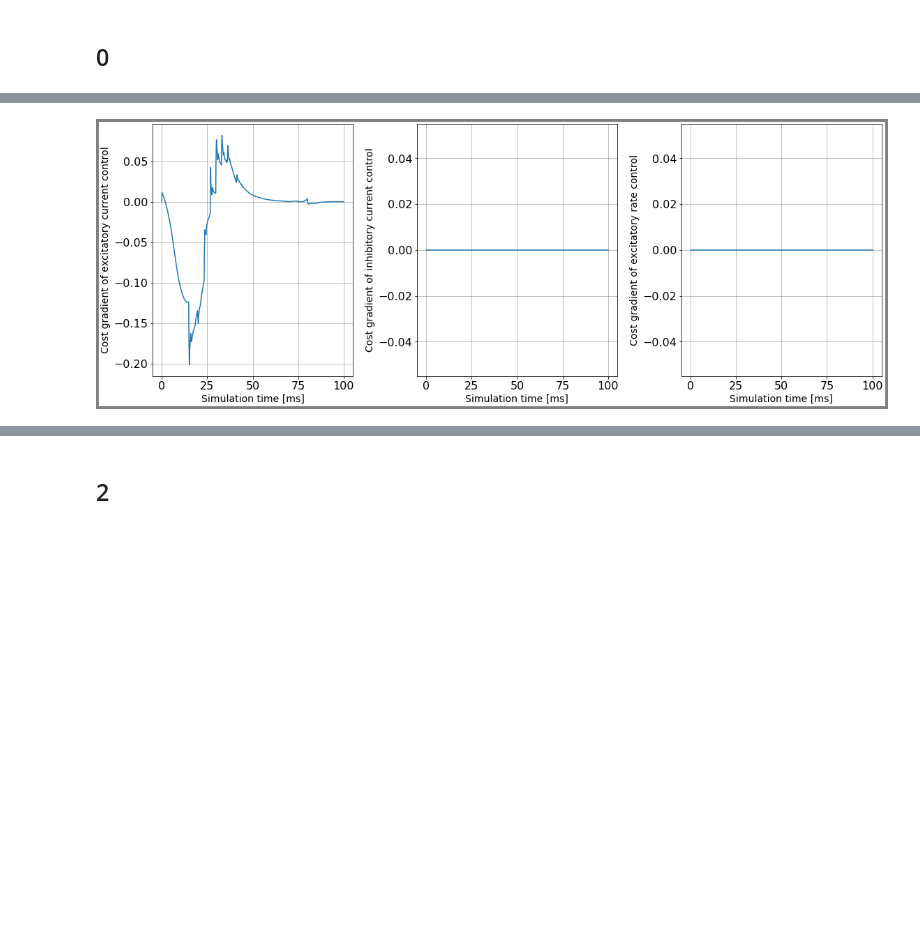
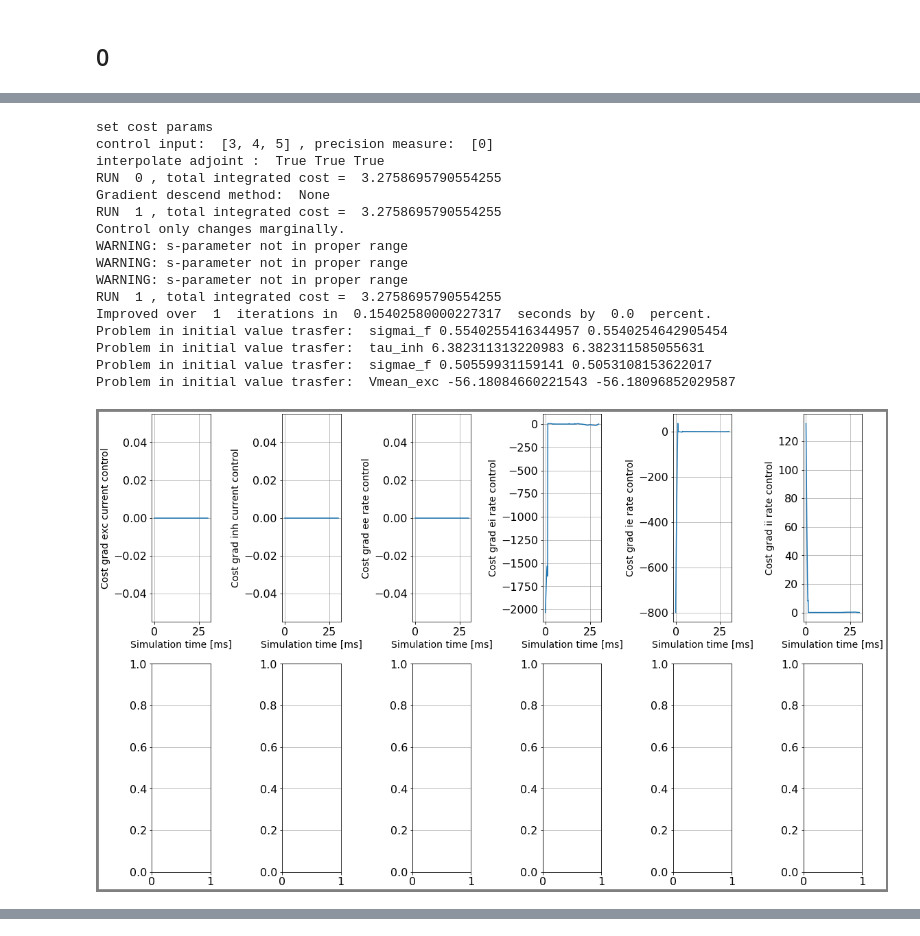
Before and after one commit to lenasal/neurolib, a Jupyter notebook: line_search/line_search.ipynb, the cells around one changed output, grey strips where cells are left out. Cells and saved outputs as stored; diff of their text form; code cells hidden in the pictures; blank space fills up the shorter version.

Commit message:
implemented all four types of rate control, not fully tested yet

```diff
--- a/line_search/line_search.ipynb
+++ b/line_search/line_search.ipynb
@@ -68,6 +69,10 @@ aln.params.sigma_ou = 0.
 aln.params.mue_ou = np.array( [0.] )
 aln.params.mui_ou = np.array( [0.] )
 
+aln.params.de = 0.
+aln.params.di = 0.
+aln.params.signalV = 0.
+
 state_vars = aln.state_vars
 init_vars = aln.init_vars
 
@@ -221,3 +209,14 @@ def setmaxmincontrol(cntrl_vars):
+# %%
+def setrandomcontrol(control_, max_cntrl_, min_cntrl_, cntrl_vars_):
+    for n in range(control_.shape[0]):
+        for v in range(control_.shape[1]):
+            if v in cntrl_vars_:
+                mean_cntrl = np.mean( [max_cntrl_[v], min_cntrl_[v]] )
+                control_[n,v,1] = mean_cntrl
+                for t in range(2, control_.shape[2]-1):
+                    control_[n,v,t] = control_[n,v,t-1] + 0.01 * mean_cntrl * random.uniform(-1, 1)
+
+    return control_
 # %% [markdown]
 ## 0
 # %%
@@ -329,25 +283,36 @@ Improved over  50  iterations in  2.0452236999999514  seconds by  99.99981395664
 # %%
-# A.0.b) high => low, exc current max 1nA, precision + energy + sparsity
 case_ind = 0
 case = sheet + str(case_ind) + "b"
-cost.setParams(1.0, 30.0, 30.0)
+cost.setParams(1.0, 10.0, 10.0)
+cntrl_vars = [3,4,5] #c_var[case_ind]
+prec_vars = p_var[case_ind]
+
+trans_time = trans_time_array[case_ind]
+
+max_cntrl, min_cntrl = setmaxmincontrol(cntrl_vars)
 
 aln.params.duration = dur
 
 setinit(initVars)
 control0 = aln.getZeroControl()
-#control2 = bestControlb[:,:,n_pre-1:-n_post+1]
+control0 = setrandomcontrol(control0, max_cntrl, min_cntrl, cntrl_vars)
+#print(control0[0,3,:])
+control1 = bestControla[:,:,n_pre-1:-n_post+1]
+control2 = bestControlb[:,:,n_pre-1:-n_post+1]
 
-# "HS", "FR", "PR", "HZ"
+# "HS", "FR", "PR", "CD", "LS", "DY", "WYL", "HZ"
 cgv = None
+max_it = 10
 
-bestControlb, bestStateb, costb, runtimeb, gradb = aln.A1(control0, target, c_scheme, u_mat, u_scheme,
+print("control input: ", cntrl_vars, ", precision measure: ", prec_vars)
+
+bestControlb, bestStateb, costb, runtimeb, gradb, phib = aln.A1(control2, target, c_scheme, u_mat, u_scheme,
     max_iteration_ = max_it, tolerance_ = tol, startStep_ = start_step, max_control_ = max_cntrl,
     min_control_ = min_cntrl, t_sim_ = dur, t_sim_pre_ = dur_pre, t_sim_post_ = dur_post, CGVar = cgv,
-    control_variables_ = cntrl_vars, prec_variables_ = prec_vars,
-    transition_time_ = trans_time ) #separate_comp = True, crop_dir = 0.0)
+    line_search_ = None, control_variables_ = cntrl_vars, prec_variables_ = prec_vars,
+    transition_time_ = trans_time)#, separate_comp = True, crop_dir = 0., crop_t = [0,-1])
 
-plotFunc.plot_gradient(gradb, dur, aln.params.dt, path, plot_vars = cntrl_vars)
-plotFunc.plot_control(aln, bestControlb, dur, dur_pre, dur_post, initVars, target,
+plotFunc.plot_gradient(grada, dur, aln.params.dt, path, plot_vars = cntrl_vars)
+plotFunc.plot_control(aln, bestControla, dur, dur_pre, dur_post, initVars, target,
                       path, filename_ = case, transition_time_ = trans_time )
 # %% [output]
@@ -371 +323,17 @@ Improved over  5000  iterations by  99.86511476753014  percent.
+set cost params
+control input:  [3, 4, 5] , precision measure:  [0]
+interpolate adjoint :  True True True
+RUN  0 , total integrated cost =  3.2758695790554255
+Gradient descend method:  None
+RUN  1 , total integrated cost =  3.2758695790554255
+Control only changes marginally.
+WARNING: s-parameter not in proper range
+WARNING: s-parameter not in proper range
+WARNING: s-parameter not in proper range
+RUN  1 , total integrated cost =  3.2758695790554255
+Improved over  1  iterations in  0.15402580000227317  seconds by  0.0  percent.
+Problem in initial value trasfer:  sigmai_f 0.5540255416344957 0.5540254642905454
+Problem in initial value trasfer:  tau_inh 6.382311313220983 6.382311585055631
+Problem in initial value trasfer:  sigmae_f 0.50559931159141 0.5053108153622017
+Problem in initial value trasfer:  Vmean_exc -56.18084660221543 -56.18096852029587
-[figure, old version]
+[figure, new version]
@@ -373,2 +340,0 @@ Improved over  5000  iterations by  99.86511476753014  percent.
-# %% [markdown]
-## 2
```
Also changed, not shown: parts of 24 cells of this notebook, 22 other files.
